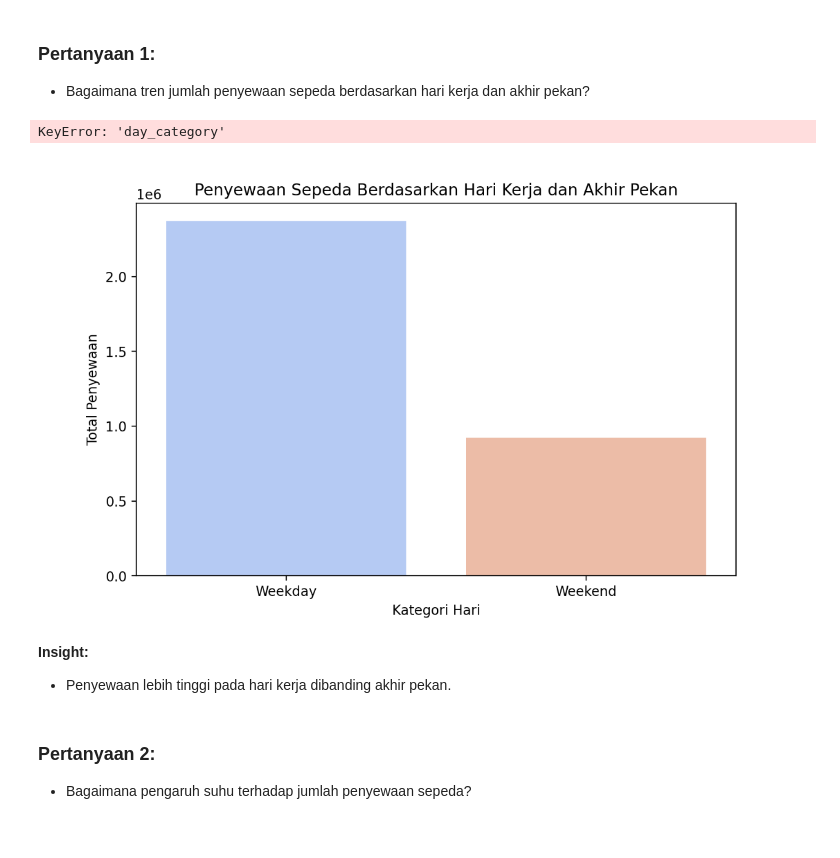
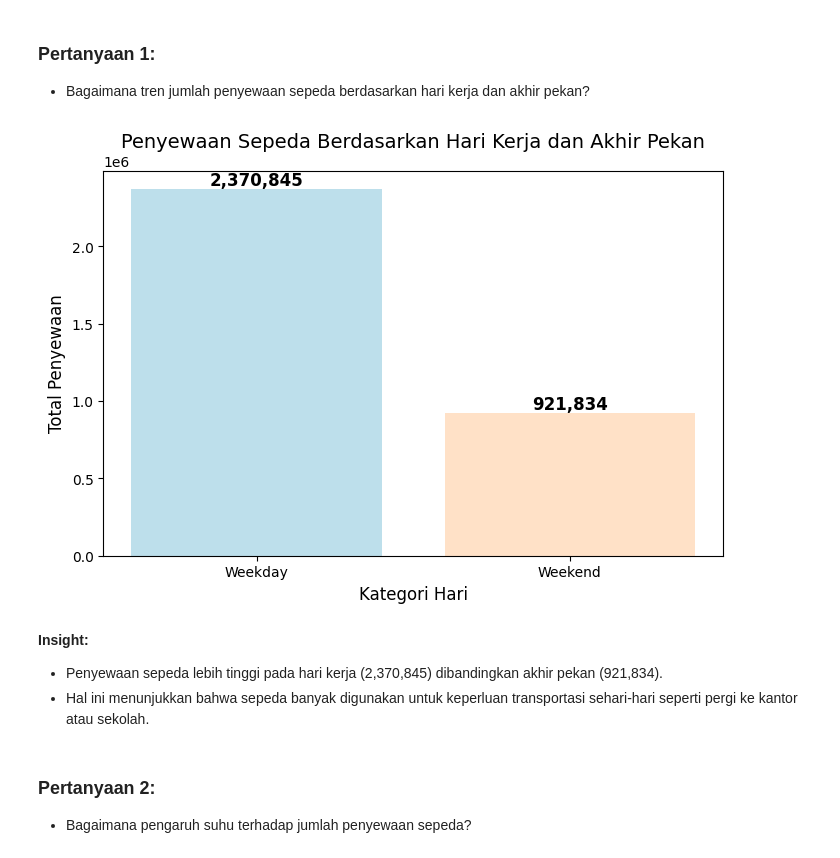
Before and after one commit to MuhammadRizki1303/Bike_Sharing_Dataset_Data_Analysis, a Jupyter notebook: Proyek_Analisis_Data.ipynb, the cells around one changed output. Cells and saved outputs as stored; diff of their text form; code cells hidden in the pictures.

Commit message:
perbaikan dashboard dan perlengkapan data gathering google colab

```diff
--- a/Proyek_Analisis_Data.ipynb
+++ b/Proyek_Analisis_Data.ipynb
@@ -63,0 +61,3 @@ day_df, hour_df = load_data()
+# %%
+day_df = pd.read_csv("/content/Data/day.csv")
+day_df.head()
@@ -107,0 +190,2 @@ hour_df.rename(columns={**rename_dict, 'hr': 'hour'}, inplace=True)
+# %%
+day_df.hum.replace(day_df.hum.min(),0.52,inplace=True)
@@ -107,0 +201,7 @@ hour_df.rename(columns={**rename_dict, 'hr': 'hour'}, inplace=True)
+# %%
+datetime_columns = ["dteday"]
+
+for column in datetime_columns:
+  day_df[column] = pd.to_datetime(day_df[column])
+
+day_df.info()
@@ -131,22 +360,37 @@ DeltaGenerator()
 # %% [markdown]
 ### Pertanyaan 1:
 - Bagaimana tren jumlah penyewaan sepeda berdasarkan hari kerja dan akhir pekan?
-# %%
-
-day_category_count = day_df.groupby("day_category")["total_rentals"].sum().reset_index()
-
-fig, ax = plt.subplots(figsize=(8, 5))
-sns.barplot(x="day_category", y="total_rentals", data=day_category_count, ax=ax, palette="coolwarm")
-ax.set_xlabel("Kategori Hari")
-ax.set_ylabel("Total Penyewaan")
-st.pyplot(fig)
-# %% [output]
-KeyError: 'day_category'
-# %% [markdown]
-![image.png](attachment:image.png)
-# %% [markdown]
-**Insight:**
-- Penyewaan lebih tinggi pada hari kerja dibanding akhir pekan.
+# %%
+%matplotlib inline
+# Menghitung total penyewaan berdasarkan kategori hari
+day_category_count = day_df.groupby("day_category")["total_rentals"].sum().reset_index()
+
+# Membuat Figure dan Axis
+plt.figure(figsize=(8, 5))
+
+# Warna sesuai dengan gambar yang diunggah
+colors = ['lightblue', 'peachpuff']
+
+# Membuat bar chart
+plt.bar(day_category_count["day_category"], day_category_count["total_rentals"], color=colors, alpha=0.8)
+
+# Menambahkan anotasi nilai di atas batang
+for i, txt in enumerate(day_category_count["total_rentals"]):
+    plt.text(i, txt, f"{txt:,}", ha='center', va='bottom', fontsize=12, fontweight="bold")
+
+# Menambahkan judul dan label
+plt.xlabel("Kategori Hari", fontsize=12)
+plt.ylabel("Total Penyewaan", fontsize=12)
+plt.title("Penyewaan Sepeda Berdasarkan Hari Kerja dan Akhir Pekan", fontsize=14)
+
+# Menampilkan plot
+plt.show()
+# %% [output]
+[figure, added]
+# %% [markdown]
+**Insight:**
+- Penyewaan sepeda lebih tinggi pada hari kerja (2,370,845) dibandingkan akhir pekan (921,834).
+- Hal ini menunjukkan bahwa sepeda banyak digunakan untuk keperluan transportasi sehari-hari seperti pergi ke kantor atau sekolah.
 # %% [markdown]
 ### Pertanyaan 2:
 - Bagaimana pengaruh suhu terhadap jumlah penyewaan sepeda?
```
Also changed, not shown: parts of 52 cells of this notebook, 1 other file.
